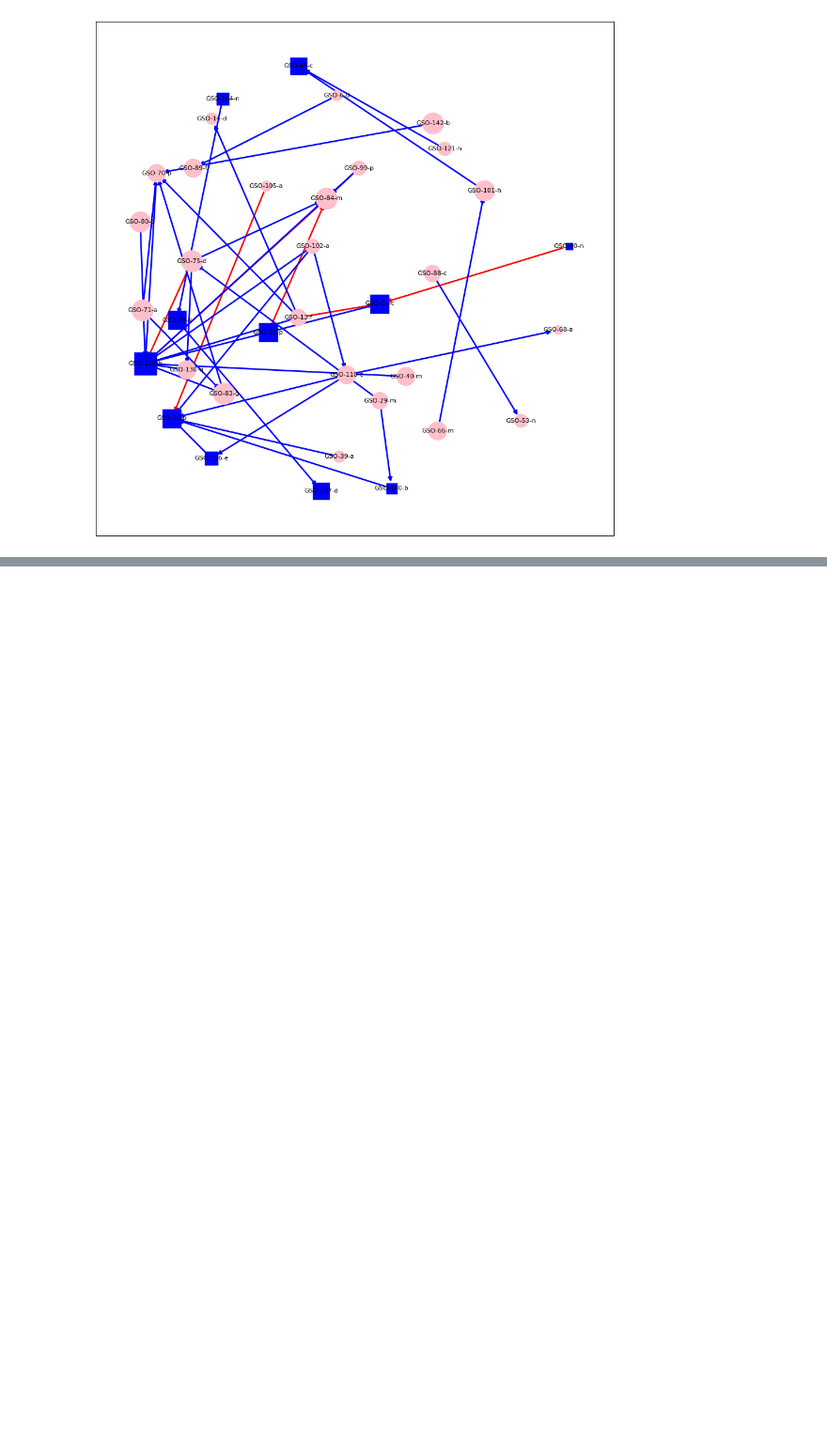
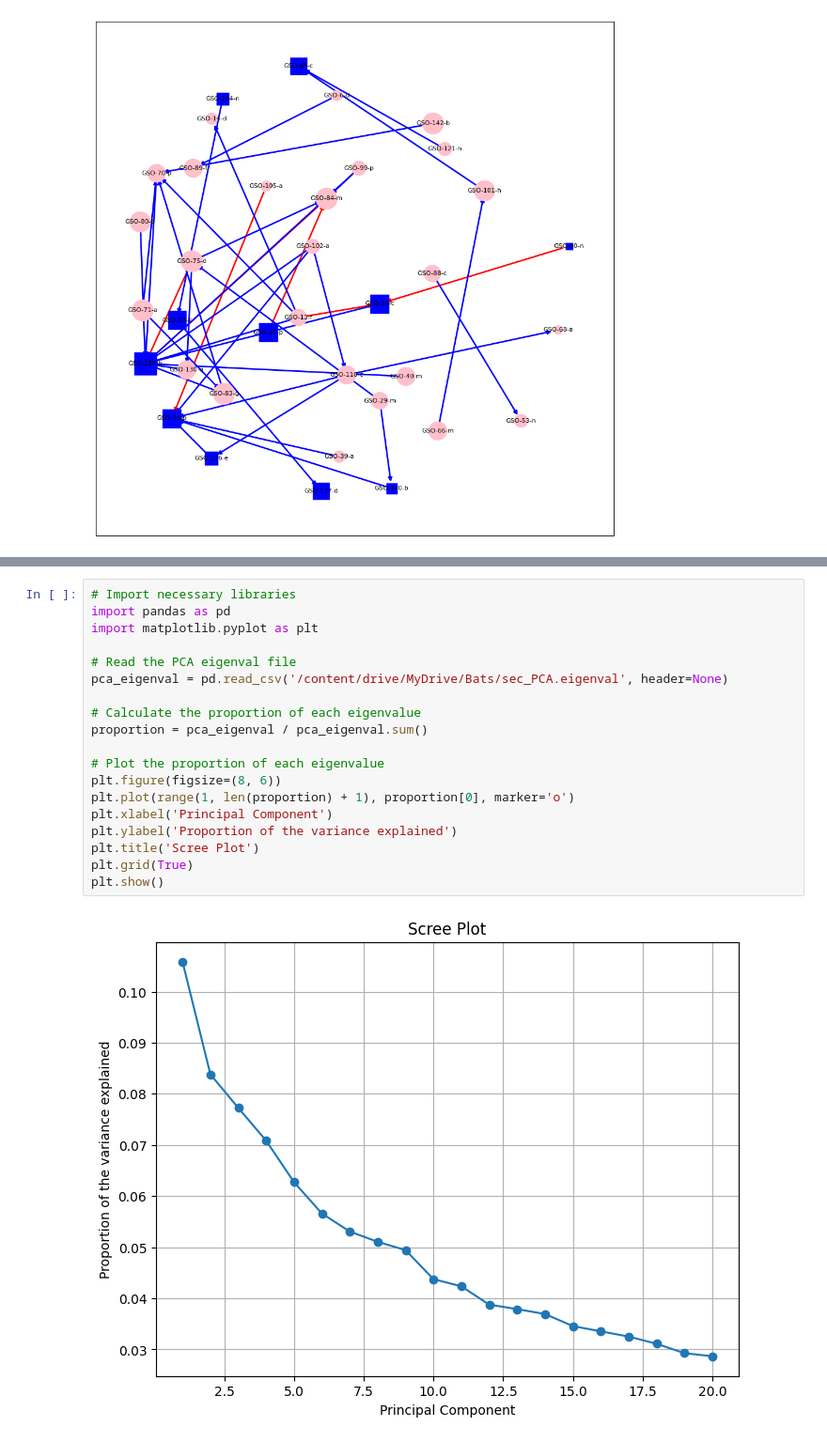
Before and after one commit to MarsicoFL/Bats, a Jupyter notebook: BatKinship.ipynb, the cells around one changed output, grey strips where cells are left out. Shown at 94% size. Drawn from its saved outputs; the diff is of its cells as text; blank space fills up the shorter version.

```diff
--- a/BatKinship.ipynb
+++ b/BatKinship.ipynb
@@ -553,0 +646,21 @@ plt.show()
+# %%
+# Import necessary libraries
+import pandas as pd
+import matplotlib.pyplot as plt
+
+# Read the PCA eigenval file
+pca_eigenval = pd.read_csv('/content/drive/MyDrive/Bats/sec_PCA.eigenval', header=None)
+
+# Calculate the proportion of each eigenvalue
+proportion = pca_eigenval / pca_eigenval.sum()
+
+# Plot the proportion of each eigenvalue
+plt.figure(figsize=(8, 6))
+plt.plot(range(1, len(proportion) + 1), proportion[0], marker='o')
+plt.xlabel('Principal Component')
+plt.ylabel('Proportion of the variance explained')
+plt.title('Scree Plot')
+plt.grid(True)
+plt.show()
+# %% [output]
+[figure, added]
```
Also changed, not shown: parts of 23 cells of this notebook.
